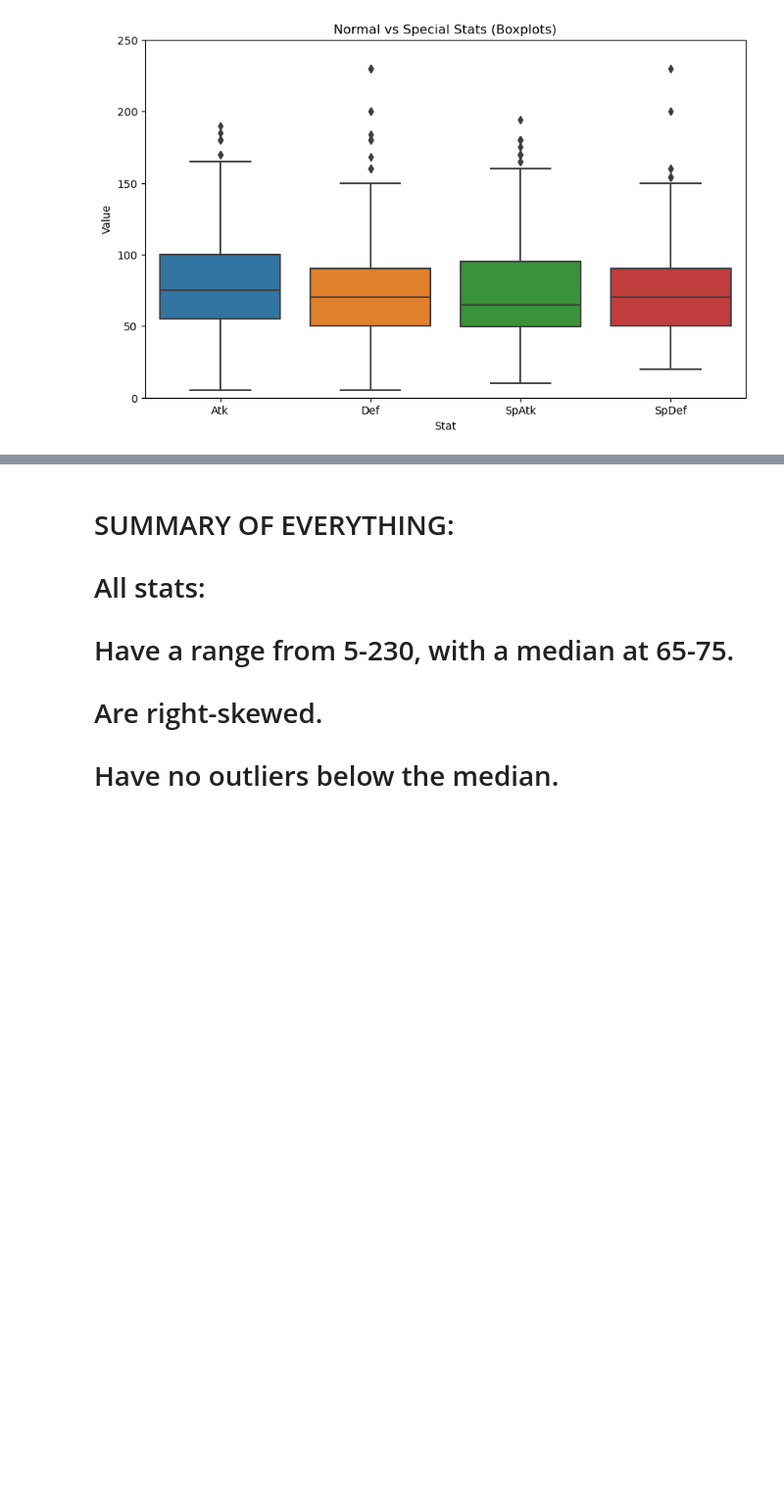
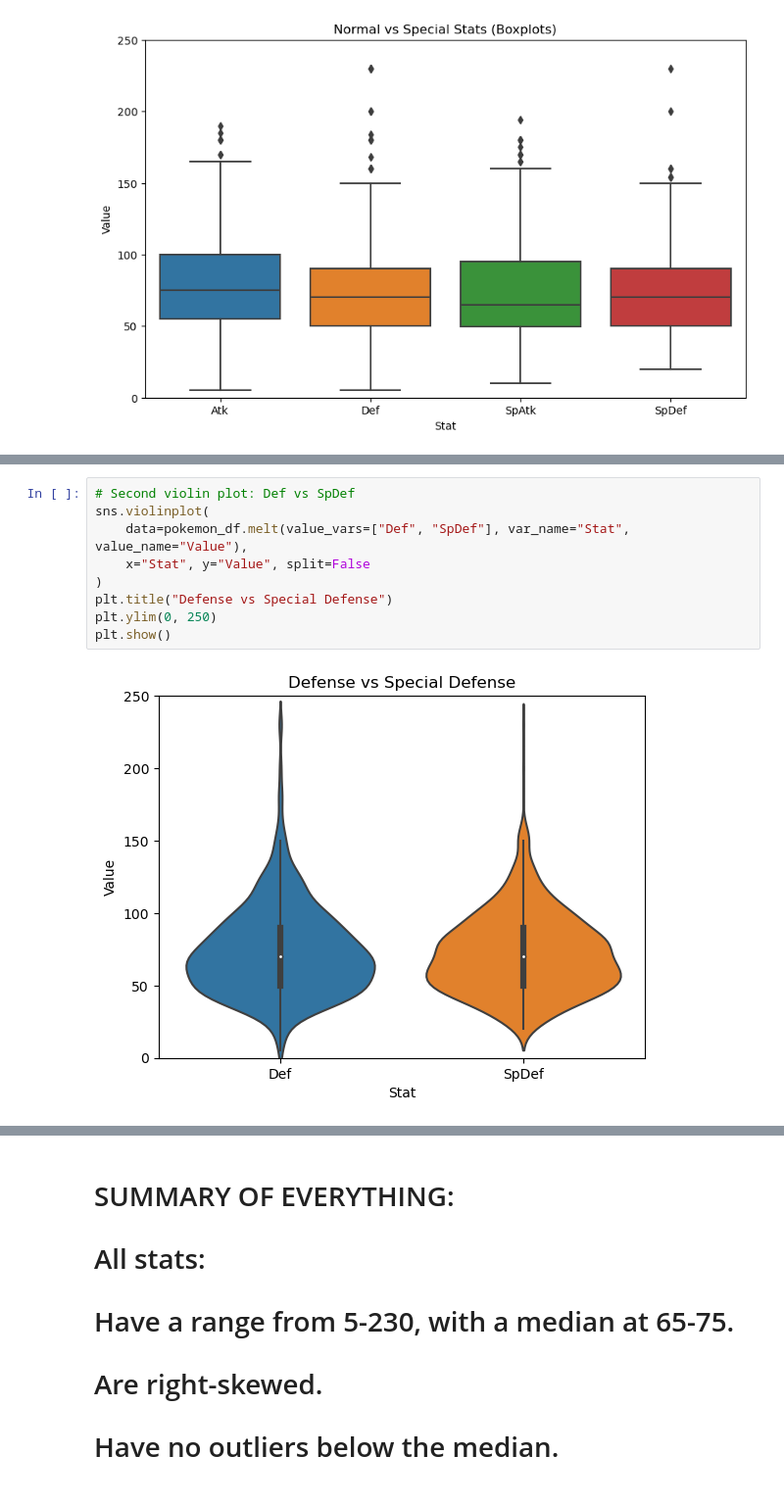
Before and after one commit to EthanCarter-ccic/AI, a Jupyter notebook: Semester 1/Pokemon/Pokemon.ipynb, the cells around one changed output, grey strips where cells are left out. Shown: that part at 98% size. Cells and saved outputs as stored; diff of their text form; blank space fills up the shorter version.

```diff
--- a/Semester 1/Pokemon/Pokemon.ipynb
+++ b/Semester 1/Pokemon/Pokemon.ipynb
@@ -183,0 +204,11 @@ plt.show()
+# %%
+# Second violin plot: Def vs SpDef
+sns.violinplot(
+    data=pokemon_df.melt(value_vars=["Def", "SpDef"], var_name="Stat", value_name="Value"),
+    x="Stat", y="Value", split=False
+)
+plt.title("Defense vs Special Defense")
+plt.ylim(0, 250)
+plt.show()
+# %% [output]
+[figure, added]
```
Also changed, not shown: parts of 11 cells of this notebook.
